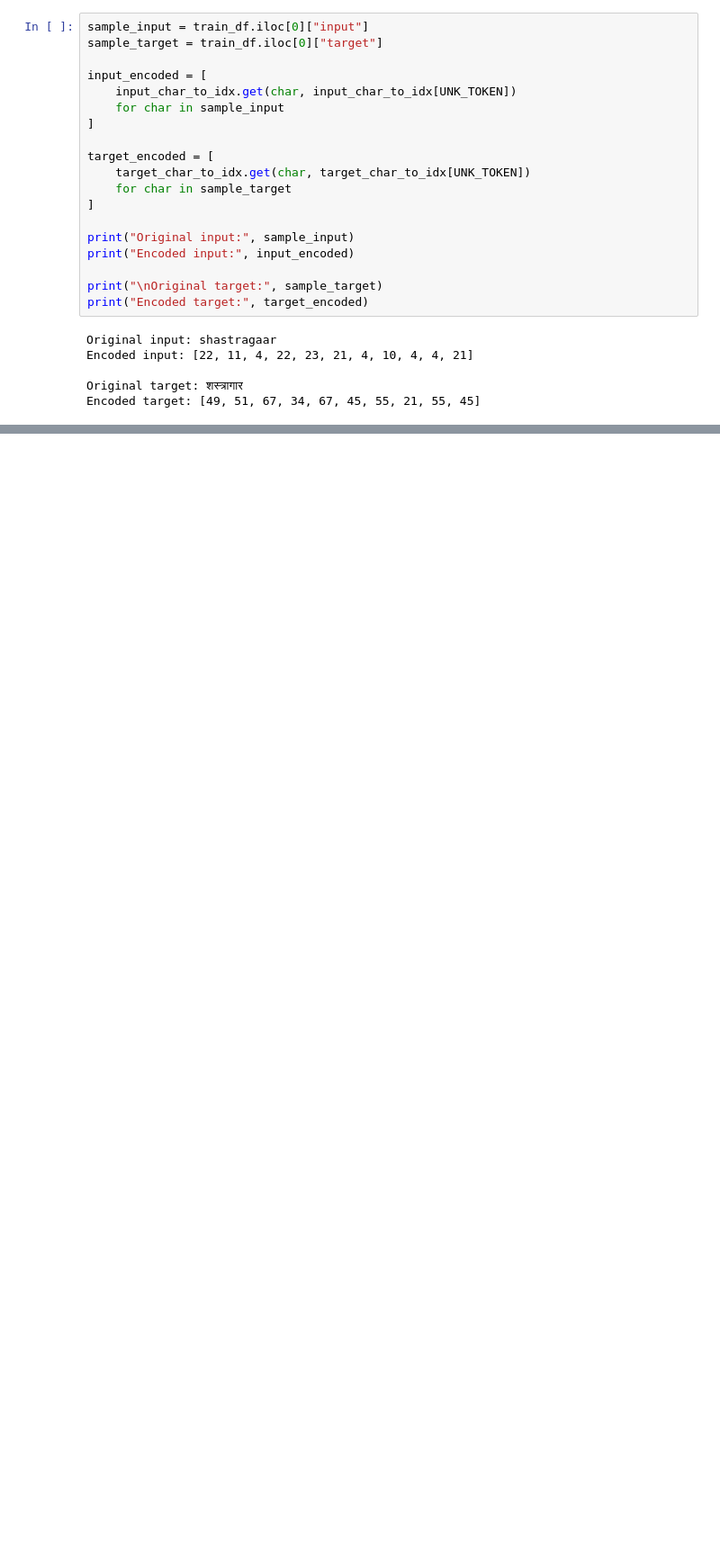
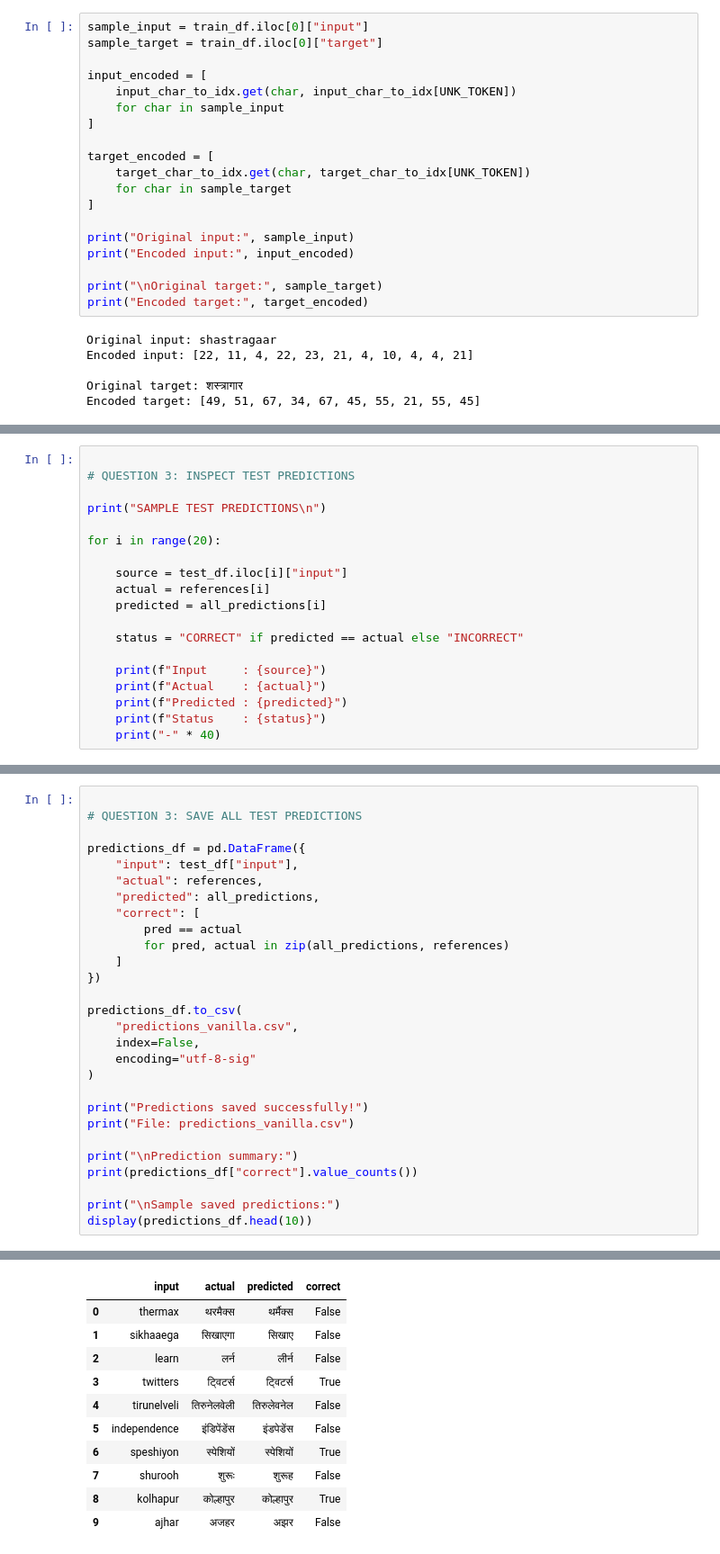
Before and after one commit to AnushkaWaghchaure/MTech_DLN_Transliteration, a Jupyter notebook: MTech_DLN_Transliteration.ipynb, the cells around one changed output, grey strips where cells are left out. Shown at 90% size. Saved outputs shown, nothing was run; the diff lists cells and outputs as text; blank space fills up the shorter version.

Commit message:
Completed Question 3 - Test Evaluation

```diff
--- a/MTech_DLN_Transliteration.ipynb
+++ b/MTech_DLN_Transliteration.ipynb
@@ -384,0 +1400,19 @@ Encoded target: [49, 51, 67, 34, 67, 45, 55, 21, 55, 45]
+# %%
+
+# QUESTION 3: INSPECT TEST PREDICTIONS
+
+print("SAMPLE TEST PREDICTIONS\n")
+
+for i in range(20):
+
+    source = test_df.iloc[i]["input"]
+    actual = references[i]
+    predicted = all_predictions[i]
+
+    status = "CORRECT" if predicted == actual else "INCORRECT"
+
+    print(f"Input     : {source}")
+    print(f"Actual    : {actual}")
+    print(f"Predicted : {predicted}")
+    print(f"Status    : {status}")
+    print("-" * 40)
@@ -384,0 +1437,29 @@ Encoded target: [49, 51, 67, 34, 67, 45, 55, 21, 55, 45]
+# %%
+
+# QUESTION 3: SAVE ALL TEST PREDICTIONS
+
+predictions_df = pd.DataFrame({
+    "input": test_df["input"],
+    "actual": references,
+    "predicted": all_predictions,
+    "correct": [
+        pred == actual
+        for pred, actual in zip(all_predictions, references)
+    ]
+})
+
+predictions_df.to_csv(
+    "predictions_vanilla.csv",
+    index=False,
+    encoding="utf-8-sig"
+)
+
+print("Predictions saved successfully!")
+print("File: predictions_vanilla.csv")
+
+print("\nPrediction summary:")
+print(predictions_df["correct"].value_counts())
+
+print("\nSample saved predictions:")
+display(predictions_df.head(10))
+# %% [output]
@@ -384,0 +1476,11 @@ Encoded target: [49, 51, 67, 34, 67, 45, 55, 21, 55, 45]
+|  | input | actual | predicted | correct |
+| 0 | thermax | थरमैक्स | थर्मैक्स | False |
+| 1 | sikhaaega | सिखाएगा | सिखाए | False |
+| 2 | learn | लर्न | लीर्न | False |
+| 3 | twitters | ट्विटर्स | ट्विटर्स | True |
+| 4 | tirunelveli | तिरुनेलवेली | तिरुलेवनेल | False |
+| 5 | independence | इंडिपेंडेंस | इंडपेडेंस | False |
+| 6 | speshiyon | स्पेशियों | स्पेशियों | True |
+| 7 | shurooh | शुरूः | शुरूह | False |
+| 8 | kolhapur | कोल्हापुर | कोल्हापुर | True |
+| 9 | ajhar | अजहर | अझर | False |
```
Also changed, not shown: parts of 26 cells of this notebook.
